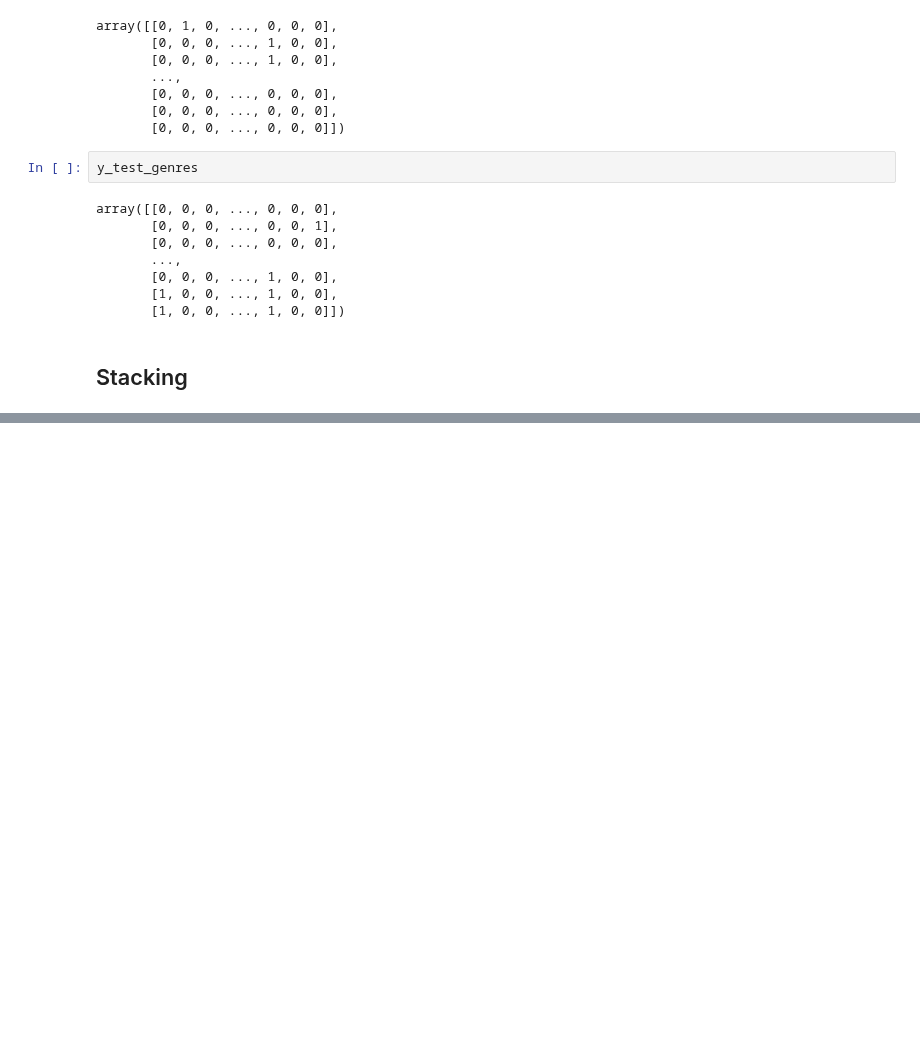
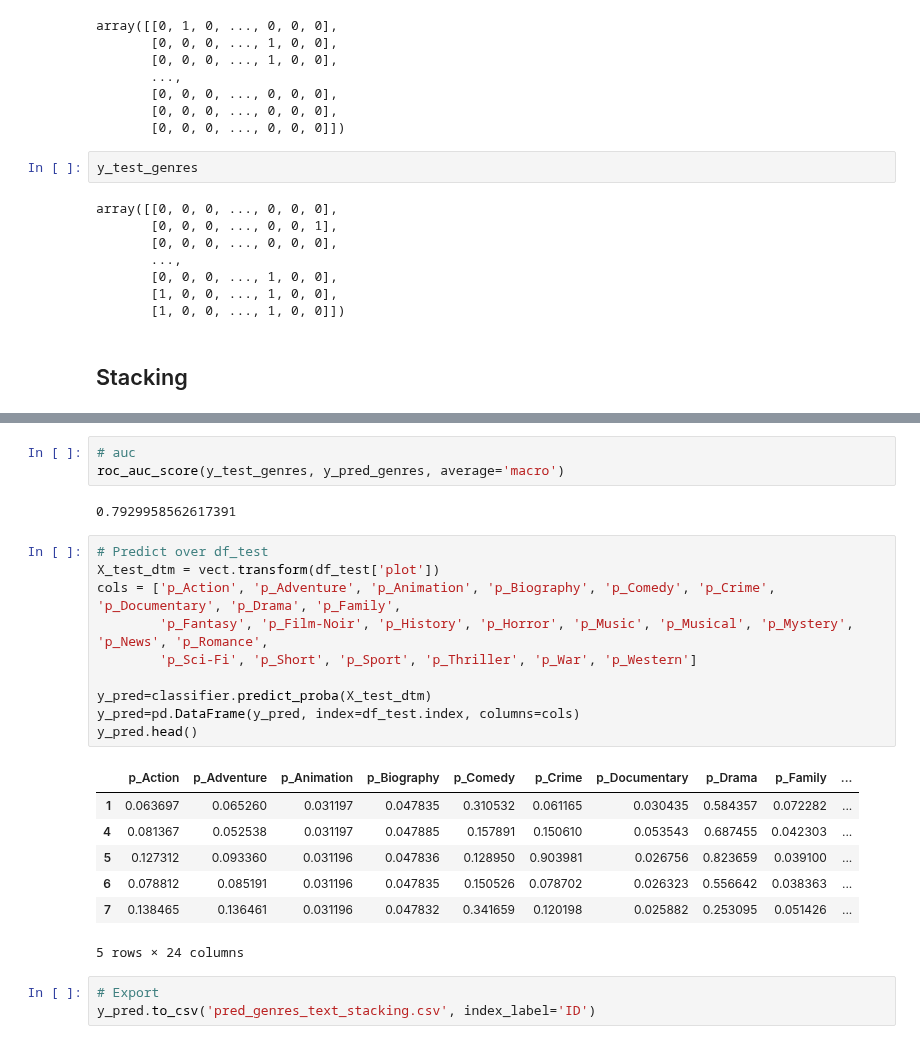
Before and after one commit to jega1228/Analisis_avanzado_Datos, a Jupyter notebook: P3-Stacking.ipynb, the cells around one changed output, grey strips where cells are left out. Drawn from its saved outputs; the diff is of its cells as text; blank space fills up the shorter version.

```diff
--- a/P3-Stacking.ipynb
+++ b/P3-Stacking.ipynb
@@ -366,0 +362,26 @@ KeyboardInterrupt:
+# %%
+# auc
+roc_auc_score(y_test_genres, y_pred_genres, average='macro')
+# %% [output]
+0.7929958562617391
+# %%
+# Predict over df_test
+X_test_dtm = vect.transform(df_test['plot'])
+cols = ['p_Action', 'p_Adventure', 'p_Animation', 'p_Biography', 'p_Comedy', 'p_Crime', 'p_Documentary', 'p_Drama', 'p_Family',
+        'p_Fantasy', 'p_Film-Noir', 'p_History', 'p_Horror', 'p_Music', 'p_Musical', 'p_Mystery', 'p_News', 'p_Romance',
+        'p_Sci-Fi', 'p_Short', 'p_Sport', 'p_Thriller', 'p_War', 'p_Western']
+
+y_pred=classifier.predict_proba(X_test_dtm)
+y_pred=pd.DataFrame(y_pred, index=df_test.index, columns=cols)
+y_pred.head()
+# %% [output]
+|  | p_Action | p_Adventure | p_Animation | p_Biography | p_Comedy | p_Crime | p_Documentary | p_Drama | p_Family | ... |
+| 1 | 0.063697 | 0.065260 | 0.031197 | 0.047835 | 0.310532 | 0.061165 | 0.030435 | 0.584357 | 0.072282 | ... |
+| 4 | 0.081367 | 0.052538 | 0.031197 | 0.047885 | 0.157891 | 0.150610 | 0.053543 | 0.687455 | 0.042303 | ... |
+| 5 | 0.127312 | 0.093360 | 0.031196 | 0.047836 | 0.128950 | 0.903981 | 0.026756 | 0.823659 | 0.039100 | ... |
+| 6 | 0.078812 | 0.085191 | 0.031196 | 0.047835 | 0.150526 | 0.078702 | 0.026323 | 0.556642 | 0.038363 | ... |
+| 7 | 0.138465 | 0.136461 | 0.031196 | 0.047832 | 0.341659 | 0.120198 | 0.025882 | 0.253095 | 0.051426 | ... |
+5 rows × 24 columns
+# %%
+# Export
+y_pred.to_csv('pred_genres_text_stacking.csv', index_label='ID')
```
Also changed, not shown: parts of 1 cell of this notebook.
